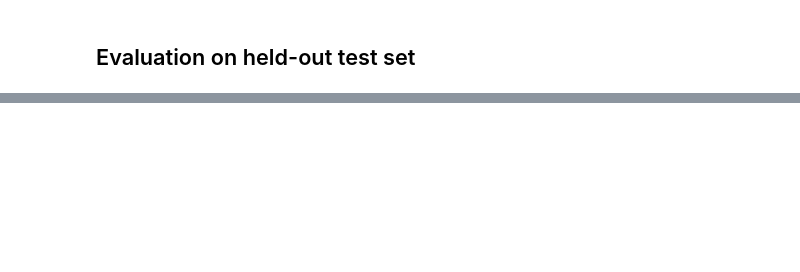
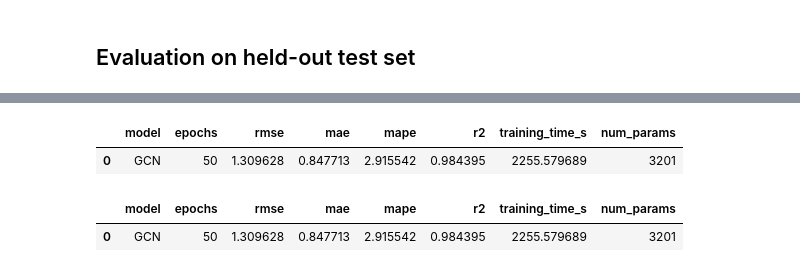
Before and after one commit to JobayerFaisal/Machine_Learning_and_AI, a Jupyter notebook: Soil_Moisture/gcn_Soil_Moisture.ipynb, the cells around one changed output, grey strips where cells are left out. Saved outputs shown, nothing was run; the diff lists cells and outputs as text; code cells hidden in the pictures; blank space fills up the shorter version.

```diff
--- a/Soil_Moisture/gcn_Soil_Moisture.ipynb
+++ b/Soil_Moisture/gcn_Soil_Moisture.ipynb
@@ -45,6 +45,16 @@ def eval_metrics(y_true, y_pred):
         mean_absolute_error(y_true, y_pred),
         r2_score(y_true, y_pred),
     )
+
+def mean_absolute_percentage_error_safe(y_true, y_pred, epsilon=1e-6):
+    """Safe MAPE — avoids divide-by-near-zero blowups."""
+    y_true = np.asarray(y_true, dtype=float)
+    y_pred = np.asarray(y_pred, dtype=float)
+    denom = np.maximum(np.abs(y_true), epsilon)
+    return float(np.mean(np.abs((y_true - y_pred) / denom)) * 100)
+
+def count_params(model):
+    return int(sum(p.numel() for p in model.parameters() if p.requires_grad))
 
 def mean_absolute_percentage_error_safe(y_true, y_pred, epsilon=1e-6):
     """Safe MAPE — avoids divide-by-near-zero blowups."""
@@ -257,0 +266,27 @@ plt.show()
+# %%
+result_row = pd.DataFrame([{
+    "model": "GCN",
+    "epochs": N_EPOCHS,
+    "rmse": rmse,
+    "mae": mae,
+    "mape": mape,
+    "r2": r2,
+    "training_time_s": train_time,
+    "num_params": n_params,
+}])
+result_row.to_csv("gcn_extended_result.csv", index=False)
+result_row
+# %% [output]
+|  | model | epochs | rmse | mae | mape | r2 | training_time_s | num_params |
+| 0 | GCN | 50 | 1.309628 | 0.847713 | 2.915542 | 0.984395 | 2255.579689 | 3201 |
+# %%
+import glob
+import pandas as pd
+
+files = glob.glob("gcn_extended_result.csv")
+combined = pd.concat([pd.read_csv(f) for f in files], ignore_index=True)
+combined = combined.sort_values("rmse").reset_index(drop=True)
+combined
+# %% [output]
+|  | model | epochs | rmse | mae | mape | r2 | training_time_s | num_params |
+| 0 | GCN | 50 | 1.309628 | 0.847713 | 2.915542 | 0.984395 | 2255.579689 | 3201 |
```
Also changed, not shown: parts of 7 cells of this notebook.
